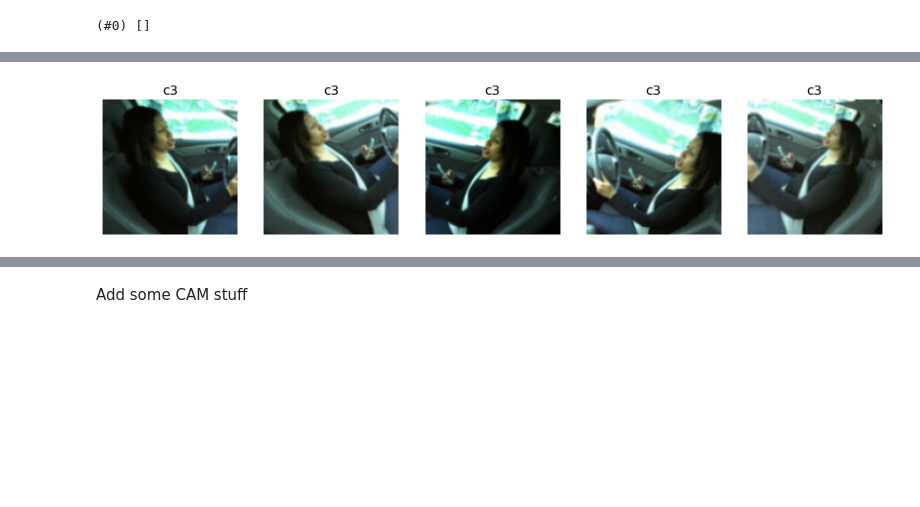
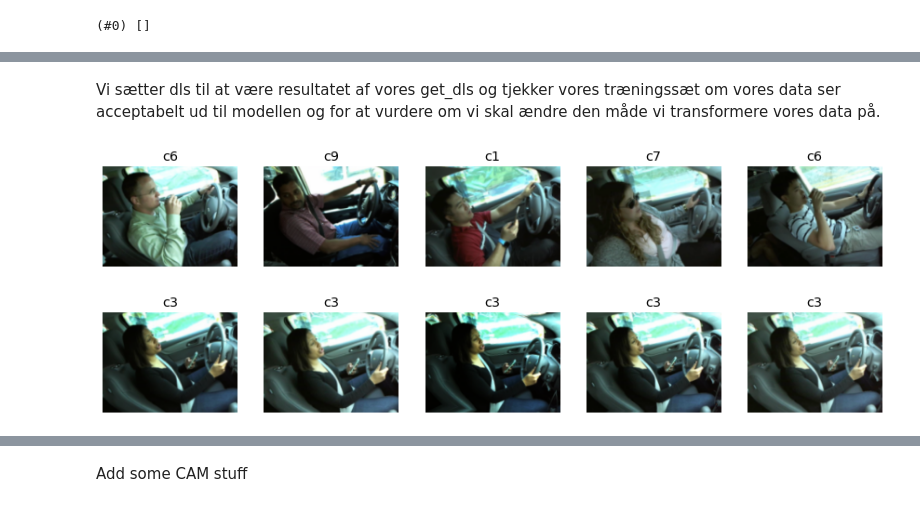
Before and after one commit to ZeroXitreo/SD1-AI-Eksamensprojekt, a Jupyter notebook: Main.ipynb, the cells around one changed output, grey strips where cells are left out. Drawn from its saved outputs; the diff is of its cells as text; code cells hidden in the pictures; blank space fills up the shorter version.

```diff
--- a/Main.ipynb
+++ b/Main.ipynb
@@ -53,13 +48,18 @@ def get_y(p):
 def get_dls(bs, size):
     dBlock = DataBlock(blocks=(ImageBlock, MultiCategoryBlock),
                        get_items = get_image_files,
-                       splitter = RandomSplitter(valid_pct = .2, seed=42),
+                       splitter = RandomSplitter(valid_pct = .2, seed = 42),
                        get_y = get_y,
-                       item_tfms = Resize(size),
-                       batch_tfms = aug_transforms(size=size, min_scale=0.75))
-    return dBlock.dataloaders(train, num_workers=0, bs=bs)
+                       item_tfms = Resize(size = size),
+                       batch_tfms = aug_transforms(do_flip = False, max_warp = 0),
+    )
+    return dBlock.dataloaders(train, bs=bs, num_workers=0)
+# %% [markdown]
+Vi sætter dls til at være resultatet af vores get_dls og tjekker vores træningssæt om vores data ser acceptabelt ud til modellen og for at vurdere om vi skal ændre den måde vi transformere vores data på.
 # %%
-dls = get_dls(128, 128)
+dls = get_dls(128, (128,171))
+dls.train.show_batch(max_n=5, nrows=1)
 dls.train.show_batch(max_n=5, nrows=1, unique=True)
 # %% [output]
-[figure, old version]
+[figure, new version]
+[figure, added]
```
Also changed, not shown: parts of 37 cells of this notebook, 1 other file.
